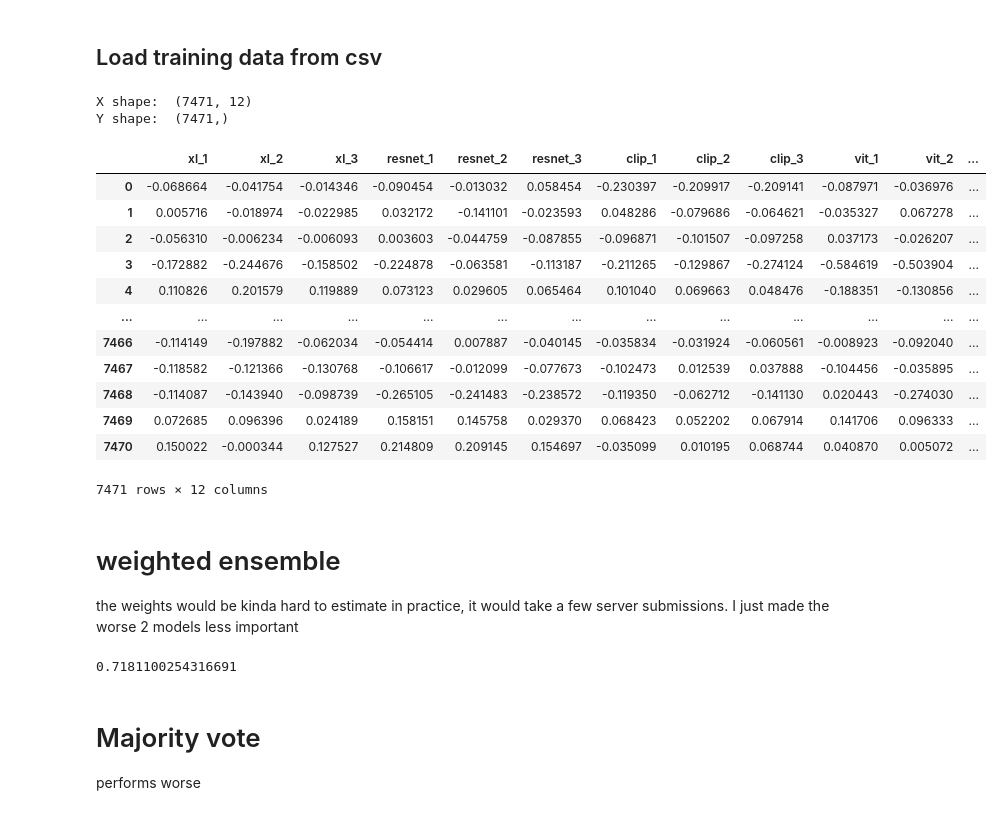
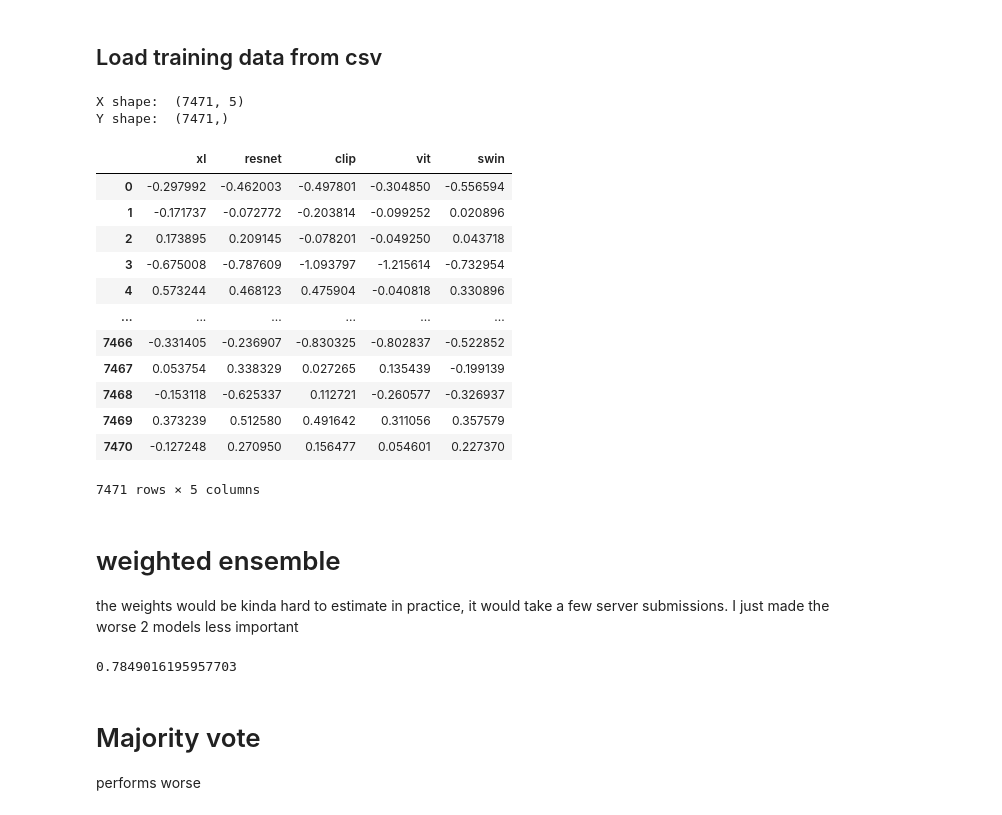
Before and after one commit to timothelaborie/introml, a Jupyter notebook: task3/ensemble.ipynb, the cells around one changed output. Drawn from its saved outputs; the diff is of its cells as text; code cells hidden in the pictures.

```diff
--- a/task3/ensemble.ipynb
+++ b/task3/ensemble.ipynb
@@ -16,51 +16,50 @@ import sklearn.metrics as metrics
 # %%
 val_data = pd.read_csv("val_distances.csv",index_col=0)
 val_labels = pd.read_csv("val_labels.txt", header=None)
 
-for extractor in ["xl","resnet","clip","vit"]:
-    for i in range(1,4):
-        val_data[extractor+'_'+str(i)] = val_data["anchor_left_distance_"+extractor+'_'+str(i)]-val_data["anchor_right_distance_"+extractor+'_'+str(i)]
-        val_data.drop("anchor_left_distance_"+extractor+'_'+str(i), axis=1, inplace=True)
-        val_data.drop("anchor_right_distance_"+extractor+'_'+str(i), axis=1, inplace=True)
+for extractor in ["xl","resnet","clip","vit","swin"]:
+    val_data[extractor] = val_data["anchor_left_distance_"+extractor]-val_data["anchor_right_distance_"+extractor]
+    val_data.drop("anchor_left_distance_"+extractor, axis=1, inplace=True)
+    val_data.drop("anchor_right_distance_"+extractor, axis=1, inplace=True)
 
 
 X_val = np.array(val_data.iloc[:, :].values,  dtype=float)
 Y_val = np.array(val_labels.iloc[:, :].values,  dtype=float).reshape(-1)
 
 print("X shape: ", X_val.shape)
 print("Y shape: ", Y_val.shape)
 
 val_data
 # %% [output]
-X shape:  (7471, 12)
+X shape:  (7471, 5)
 Y shape:  (7471,)
-|  | xl_1 | xl_2 | xl_3 | resnet_1 | resnet_2 | resnet_3 | clip_1 | clip_2 | clip_3 | vit_1 | vit_2 | ... |
-| 0 | -0.068664 | -0.041754 | -0.014346 | -0.090454 | -0.013032 | 0.058454 | -0.230397 | -0.209917 | -0.209141 | -0.087971 | -0.036976 | ... |
-| 1 | 0.005716 | -0.018974 | -0.022985 | 0.032172 | -0.141101 | -0.023593 | 0.048286 | -0.079686 | -0.064621 | -0.035327 | 0.067278 | ... |
-| 2 | -0.056310 | -0.006234 | -0.006093 | 0.003603 | -0.044759 | -0.087855 | -0.096871 | -0.101507 | -0.097258 | 0.037173 | -0.026207 | ... |
-| 3 | -0.172882 | -0.244676 | -0.158502 | -0.224878 | -0.063581 | -0.113187 | -0.211265 | -0.129867 | -0.274124 | -0.584619 | -0.503904 | ... |
-| 4 | 0.110826 | 0.201579 | 0.119889 | 0.073123 | 0.029605 | 0.065464 | 0.101040 | 0.069663 | 0.048476 | -0.188351 | -0.130856 | ... |
-| ... | ... | ... | ... | ... | ... | ... | ... | ... | ... | ... | ... | ... |
-| 7466 | -0.114149 | -0.197882 | -0.062034 | -0.054414 | 0.007887 | -0.040145 | -0.035834 | -0.031924 | -0.060561 | -0.008923 | -0.092040 | ... |
-| 7467 | -0.118582 | -0.121366 | -0.130768 | -0.106617 | -0.012099 | -0.077673 | -0.102473 | 0.012539 | 0.037888 | -0.104456 | -0.035895 | ... |
-| 7468 | -0.114087 | -0.143940 | -0.098739 | -0.265105 | -0.241483 | -0.238572 | -0.119350 | -0.062712 | -0.141130 | 0.020443 | -0.274030 | ... |
-| 7469 | 0.072685 | 0.096396 | 0.024189 | 0.158151 | 0.145758 | 0.029370 | 0.068423 | 0.052202 | 0.067914 | 0.141706 | 0.096333 | ... |
-| 7470 | 0.150022 | -0.000344 | 0.127527 | 0.214809 | 0.209145 | 0.154697 | -0.035099 | 0.010195 | 0.068744 | 0.040870 | 0.005072 | ... |
+|  | xl | resnet | clip | vit | swin |
+| 0 | -0.297992 | -0.462003 | -0.497801 | -0.304850 | -0.556594 |
+| 1 | -0.171737 | -0.072772 | -0.203814 | -0.099252 | 0.020896 |
+| 2 | 0.173895 | 0.209145 | -0.078201 | -0.049250 | 0.043718 |
+| 3 | -0.675008 | -0.787609 | -1.093797 | -1.215614 | -0.732954 |
+| 4 | 0.573244 | 0.468123 | 0.475904 | -0.040818 | 0.330896 |
+| ... | ... | ... | ... | ... | ... |
+| 7466 | -0.331405 | -0.236907 | -0.830325 | -0.802837 | -0.522852 |
+| 7467 | 0.053754 | 0.338329 | 0.027265 | 0.135439 | -0.199139 |
+| 7468 | -0.153118 | -0.625337 | 0.112721 | -0.260577 | -0.326937 |
+| 7469 | 0.373239 | 0.512580 | 0.491642 | 0.311056 | 0.357579 |
+| 7470 | -0.127248 | 0.270950 | 0.156477 | 0.054601 | 0.227370 |
-7471 rows × 12 columns
+7471 rows × 5 columns
 # %% [markdown]
 # weighted ensemble
 the weights would be kinda hard to estimate in practice, it would take a few server submissions. I just made the worse 2 models less important
 # %%
 pred = []
 for row in X_val:
-    score_left = (row[0]+row[1]+row[2])/6 + (row[3]+row[4]+row[5])/3 + (row[6]+row[7]+row[8])/3 + (row[9]+row[10]+row[11])/6
+    score_left = 0.5*row[0]+row[1]+row[2]+0.5*row[3]
     pred.append(score_left>0)
 
 pred = np.array(pred)
 accuracy = metrics.accuracy_score(Y_val, pred)
 accuracy
 # %% [output]
-0.7181100254316691
+0.7849016195957703
 # %% [markdown]
 # Majority vote
 performs worse
```
Also changed, not shown: parts of 1 cell of this notebook, 5 other files.
